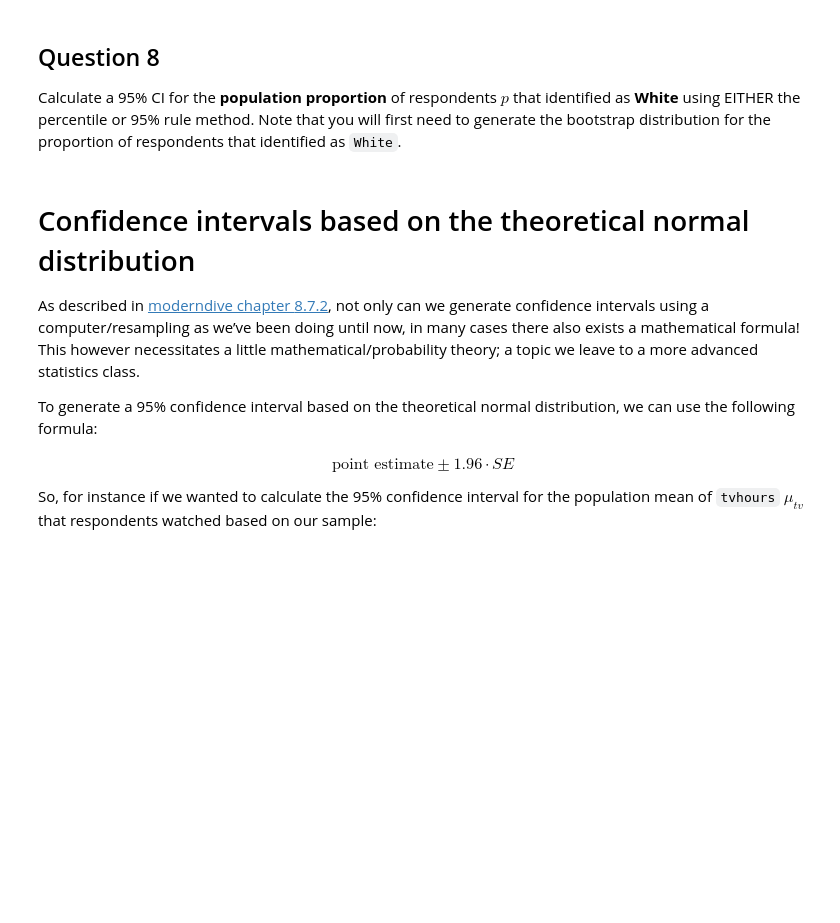
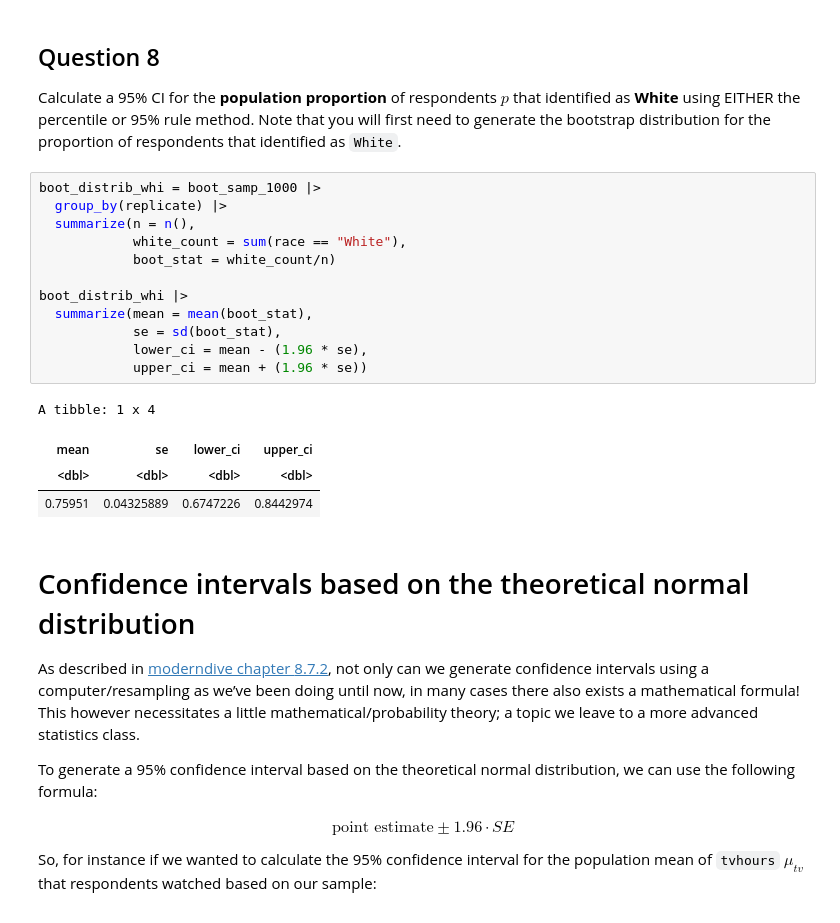
Before and after one commit to ksotoenc/data-730-a07, a Jupyter notebook: assignment8.ipynb, the cells around one changed output. Cells and saved outputs as stored; diff of their text form; blank space fills up the shorter version.

```diff
--- a/assignment8.ipynb
+++ b/assignment8.ipynb
@@ -437,6 +476,23 @@ that identified as **White** using EITHER the percentile or 95% rule
 method. Note that you will first need to generate the bootstrap
 distribution for the proportion of respondents that identified as
 `White`.
+# %%
+boot_distrib_whi = boot_samp_1000 |>
+  group_by(replicate) |>
+  summarize(n = n(),
+            white_count = sum(race == "White"),
+            boot_stat = white_count/n)
+
+boot_distrib_whi |>
+  summarize(mean = mean(boot_stat),
+            se = sd(boot_stat),
+            lower_ci = mean - (1.96 * se),
+            upper_ci = mean + (1.96 * se))
+# %% [output]
+A tibble: 1 x 4
+| mean | se | lower_ci | upper_ci |
+| <dbl> | <dbl> | <dbl> | <dbl> |
+| 0.75951 | 0.04325889 | 0.6747226 | 0.8442974 |
 # %% [markdown]
 # Confidence intervals based on the theoretical normal distribution
 
```
Also changed, not shown: parts of 7 cells of this notebook.
